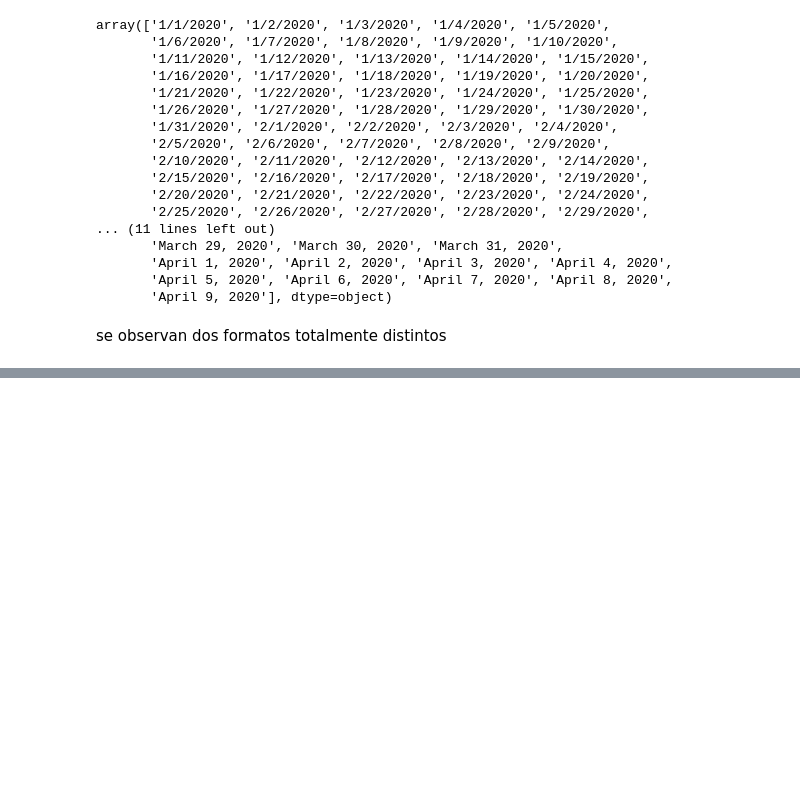
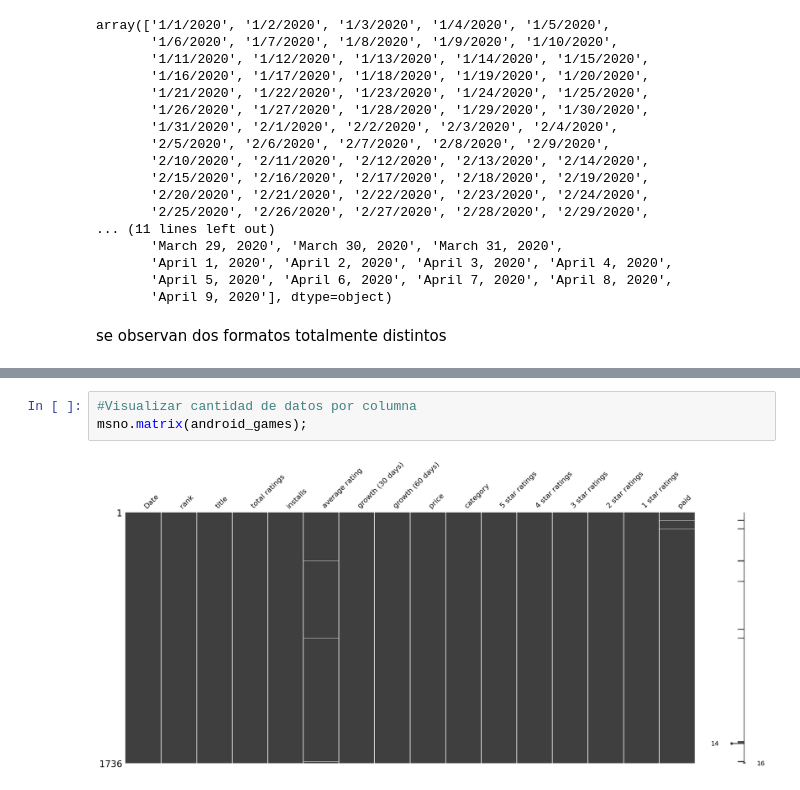
Before and after one commit to jfgesis/Limpieza_de_Datos, a Jupyter notebook: LimpiezaDatos_VideoJuegos.ipynb, the cells around one changed output, grey strips where cells are left out. Saved outputs shown, nothing was run; the diff lists cells and outputs as text; blank space fills up the shorter version.

```diff
--- a/LimpiezaDatos_VideoJuegos.ipynb
+++ b/LimpiezaDatos_VideoJuegos.ipynb
@@ -218,0 +260,5 @@ se observan dos formatos totalmente distintos
+# %%
+#Visualizar cantidad de datos por columna
+msno.matrix(android_games);
+# %% [output]
+[figure, added]
```
Also changed, not shown: parts of 24 cells of this notebook.
